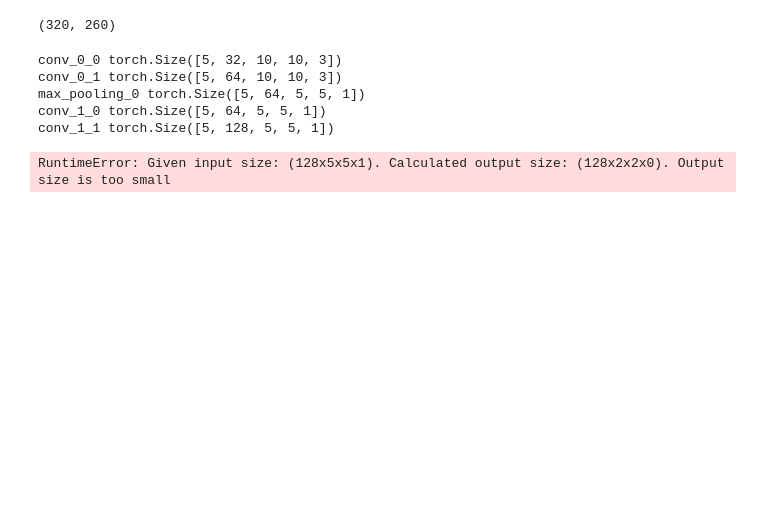
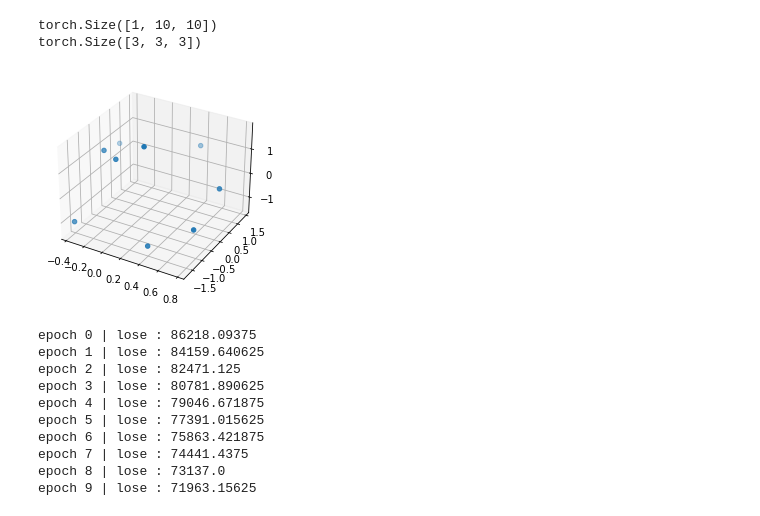
Before and after one commit to CM-Kim/unet_research, a Jupyter notebook: unet3d/unet3d_train.ipynb, the cells around one changed output. Drawn from its saved outputs; the diff is of its cells as text; code cells hidden in the pictures; blank space fills up the shorter version.

```diff
--- a/unet3d/unet3d_train.ipynb
+++ b/unet3d/unet3d_train.ipynb
@@ -31,40 +33,51 @@ loss_function = torch.nn.MSELoss(reduction='sum')
 device_id = f"cuda:0" if torch.cuda.is_available() else "cpu"
 device = torch.device(device_id)
 # %%
-batch_size = (5,)
-input_shape = (10,10,10,3)
-output_shape = (10,10,10,3)
+batch_size = (2,)
+input_shape = (1,32,32,32)
+output_shape = (1,32,32,32)
 
 x = torch.randn(batch_size + input_shape)
-y = torch.randn(batch_size +output_shape)
-
+y = torch.randn(batch_size + output_shape)
 
 trans = transforms.Compose([
+    transforms.ToTensor(),
+    # transforms.Normalize((0.5,0.5,0.5), (0.5,0.5,0.5)),
+    transforms.Grayscale(),
     transforms.Resize((10,10)),
-    transforms.ToTensor(),
-    transforms.Normalize((0.5,0.5,0.5), (0.5,0.5,0.5))
 ])
 
-# trainset = torchvision.datasets.ImageFolder(root=r'image', transform=trans)
+trainset = torchvision.datasets.ImageFolder(root=r'image', transform=trans)
 
-image = Image.open('image/T1W.png')
-image.size
-# trainset.__getitem__(0)[0].shape
+# image = Image.open('image/T1W.png')
+print(trainset.__getitem__(1)[0].shape)
+# a = trainset.__getitem__(1)[0]
+print(x.__getitem__(0)[0].shape)
+a = x.__getitem__(0)[0]
+a = a.permute(1,2,0).detach().numpy()
+
+fig = plt.figure()
+ax = fig.add_subplot(111,projection='3d')
+ax.scatter(a[:,0],a[:,1],a[:,2])
+plt.show()
 # %% [output]
-(320, 260)
+torch.Size([1, 10, 10])
+torch.Size([3, 3, 3])
+[figure, added]
 # %%
 
-model = UnetModel(in_channels=10, out_channels=10)
+model = UnetModel(in_channels=1, out_channels=1)
 optimizer = torch.optim.Adam(params=model.parameters(), lr=0.0001)
+scheduler = torch.optim.lr_scheduler.ReduceLROnPlateau(optimizer, mode='min', patience=2, verbose=True)
 
-
-for epoch in range(2):
+for epoch in range(10):
     # 순전파 단계 : 모델에서 x에 대한 예측 값 y_pred를 계산합니다.
     y_pred = model(x)
 
     loss = loss_function(y_pred,y)
+    scheduler.step(loss)
 
-    print(f"epoch %0d{epoch} | lose : {loss}")
+    print(f"epoch {epoch} | lose : {loss}")
 
     optimizer.zero_grad()
 
@@ -74,9 +87,13 @@ for epoch in range(2):
     # optimizer의 step 함수를 호출 하면 매개 변수가 갱신됨
     optimizer.step()
 # %% [output]
-conv_0_0 torch.Size([5, 32, 10, 10, 3])
-conv_0_1 torch.Size([5, 64, 10, 10, 3])
-max_pooling_0 torch.Size([5, 64, 5, 5, 1])
-conv_1_0 torch.Size([5, 64, 5, 5, 1])
-conv_1_1 torch.Size([5, 128, 5, 5, 1])
+epoch 0 | lose : 86218.09375
+epoch 1 | lose : 84159.640625
+epoch 2 | lose : 82471.125
+epoch 3 | lose : 80781.890625
+epoch 4 | lose : 79046.671875
+epoch 5 | lose : 77391.015625
+epoch 6 | lose : 75863.421875
+epoch 7 | lose : 74441.4375
+epoch 8 | lose : 73137.0
+epoch 9 | lose : 71963.15625
-RuntimeError: Given input size: (128x5x5x1). Calculated output size: (128x2x2x0). Output size is too small
```
Also changed, not shown: parts of 2 cells of this notebook, 5 other files.
